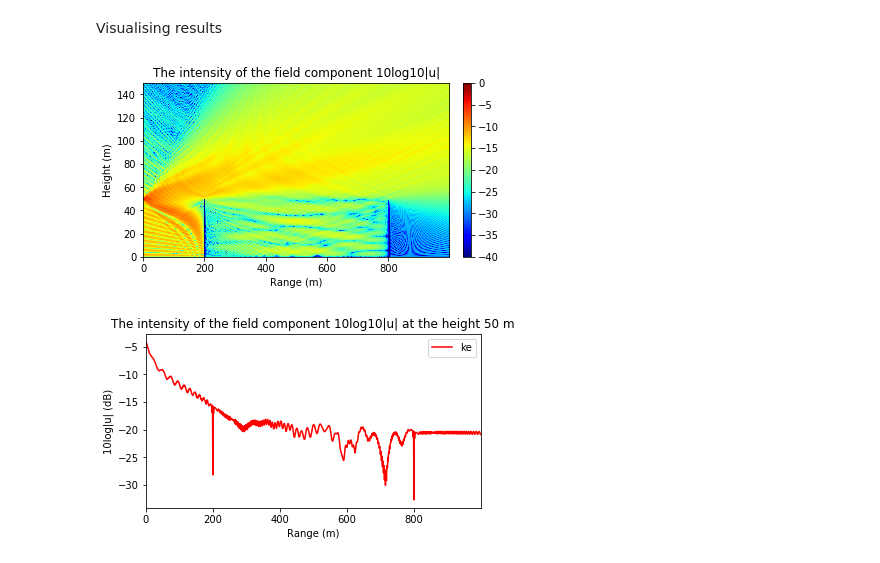
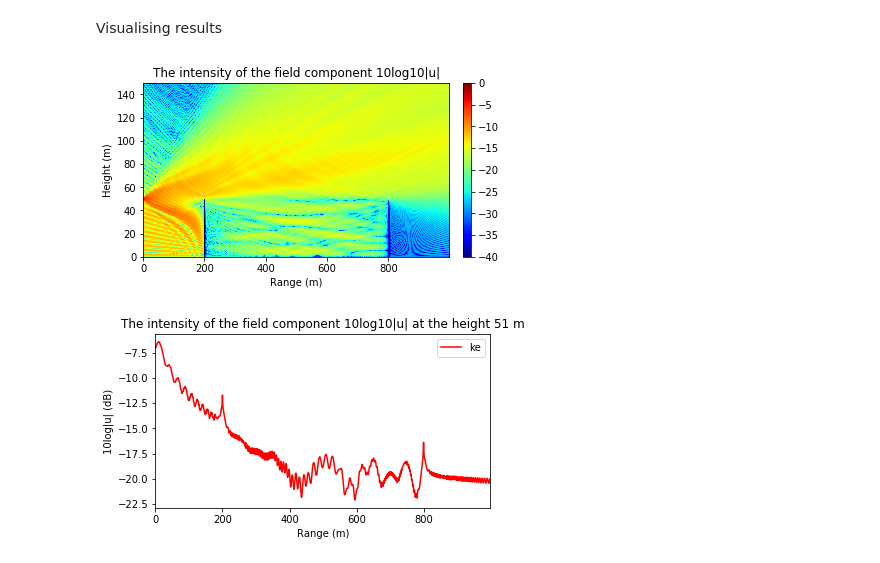
Before and after one commit to mikelytaev/wave-propagation, a Jupyter notebook: examples/knife_edges/two_knife_edges.ipynb, the cells around one changed output. Drawn from its saved outputs; the diff is of its cells as text; code cells hidden in the pictures.

```diff
--- a/examples/knife_edges/two_knife_edges.ipynb
+++ b/examples/knife_edges/two_knife_edges.ipynb
@@ -22,16 +22,16 @@ Visualising results
 # %%
 vis = FieldVisualiser(field, trans_func=lambda v: 10 * cm.log10(1e-16 + abs(v)), label='ke')
 plt = vis.plot2d(min=-40, max=0)
 plt.title('The intensity of the field component 10log10|u|')
 plt.xlabel('Range (m)')
 plt.ylabel('Height (m)')
 plt.show()
 
-plt = vis.plot_hor(50)
-plt.title('The intensity of the field component 10log10|u| at the height 50 m')
+plt = vis.plot_hor(51)
+plt.title('The intensity of the field component 10log10|u| at the height 51 m')
 plt.xlabel('Range (m)')
 plt.ylabel('10log|u| (dB)')
 plt.show()
 # %% [output]
 [figure]
-[figure, old version]
+[figure, new version]
```
Also changed, not shown: parts of 1 cell of this notebook, 19 other files.
